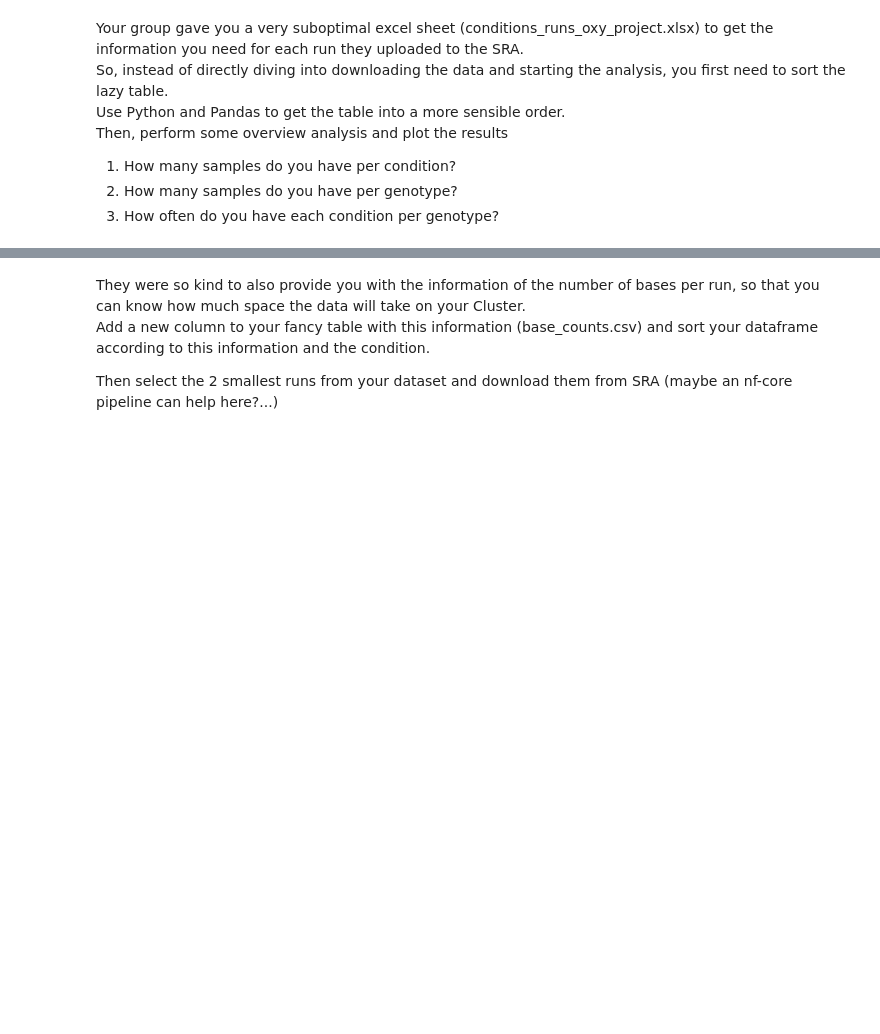
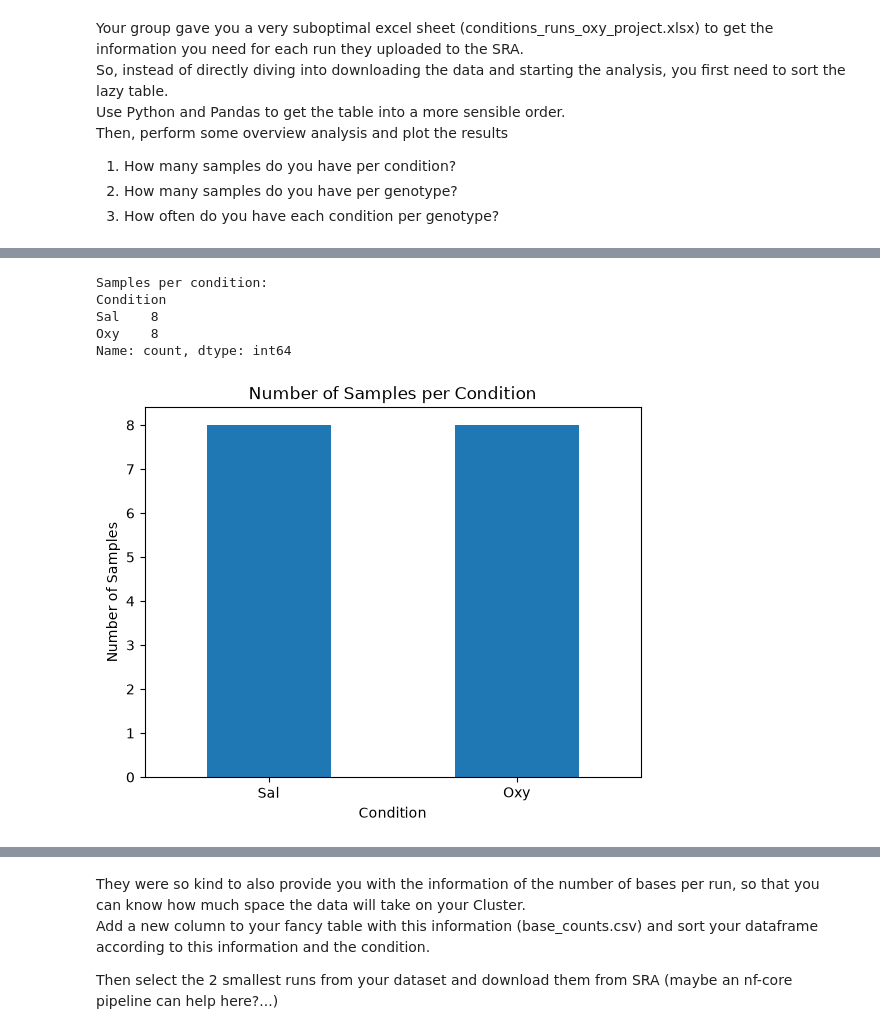
Before and after one commit to AlexaIschebeck/computational-workflows-2026, a Jupyter notebook: day_02/day_02.ipynb, the cells around one changed output, grey strips where cells are left out. Cells and saved outputs as stored; diff of their text form; code cells hidden in the pictures; blank space fills up the shorter version.

```diff
--- a/day_02/day_02.ipynb
+++ b/day_02/day_02.ipynb
@@ -48,0 +111,25 @@ Then, perform some overview analysis and plot the results
+# %%
+# 1. How many samples do we have per condition?
+samples_per_condition = clean_df["Condition"].value_counts()
+
+print("Samples per condition:")
+print(samples_per_condition)
+# %% [output]
+Samples per condition:
+Condition
+Sal    8
+Oxy    8
+Name: count, dtype: int64
+# %%
+# Plot for question 1: Samples per condition
+import matplotlib.pyplot as plt
+samples_per_condition.plot(kind="bar")
+
+plt.title("Number of Samples per Condition")
+plt.xlabel("Condition")
+plt.ylabel("Number of Samples")
+plt.xticks(rotation=0)
+
+plt.show()
+# %% [output]
+[figure, added]
```
Also changed, not shown: parts of 9 cells of this notebook, 7 other files.
